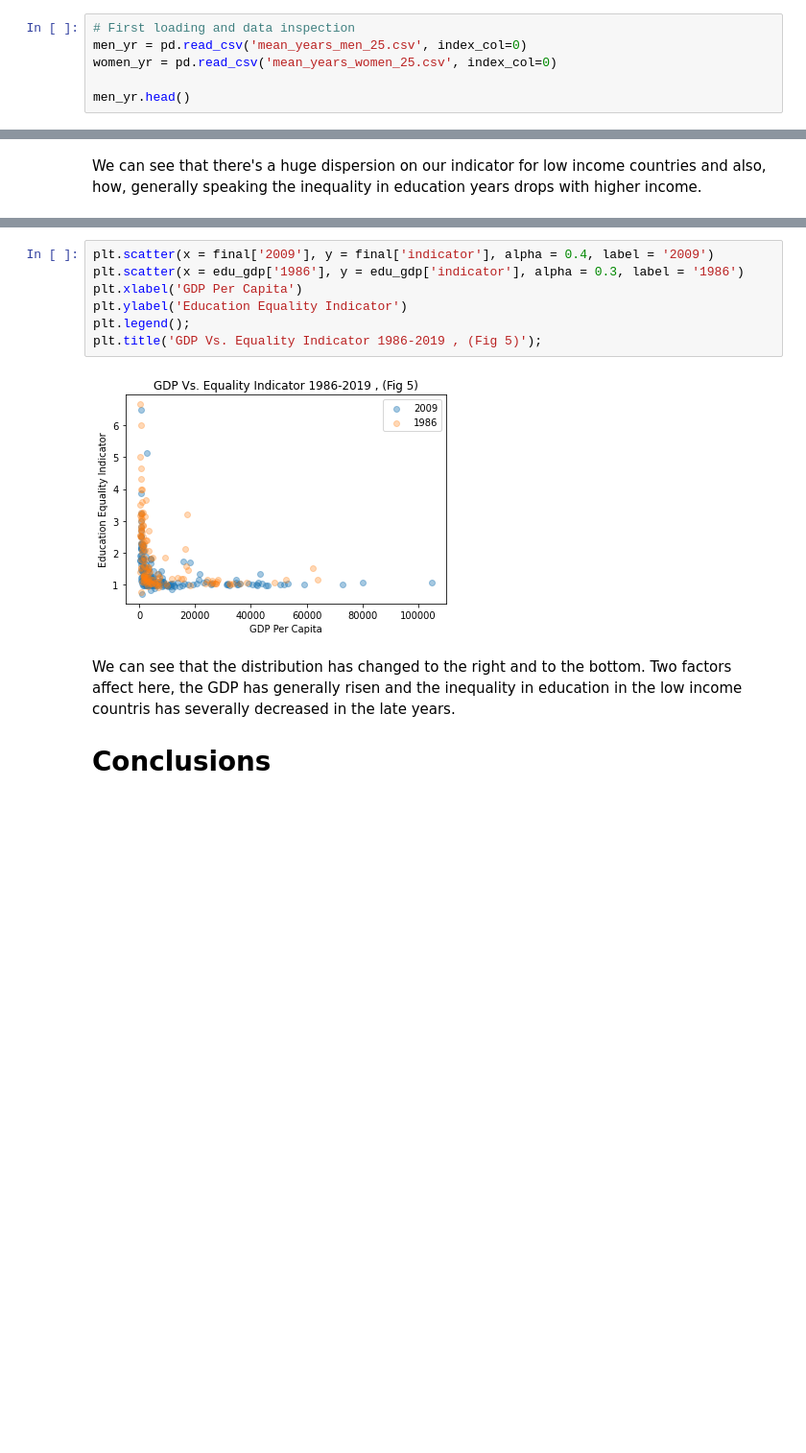
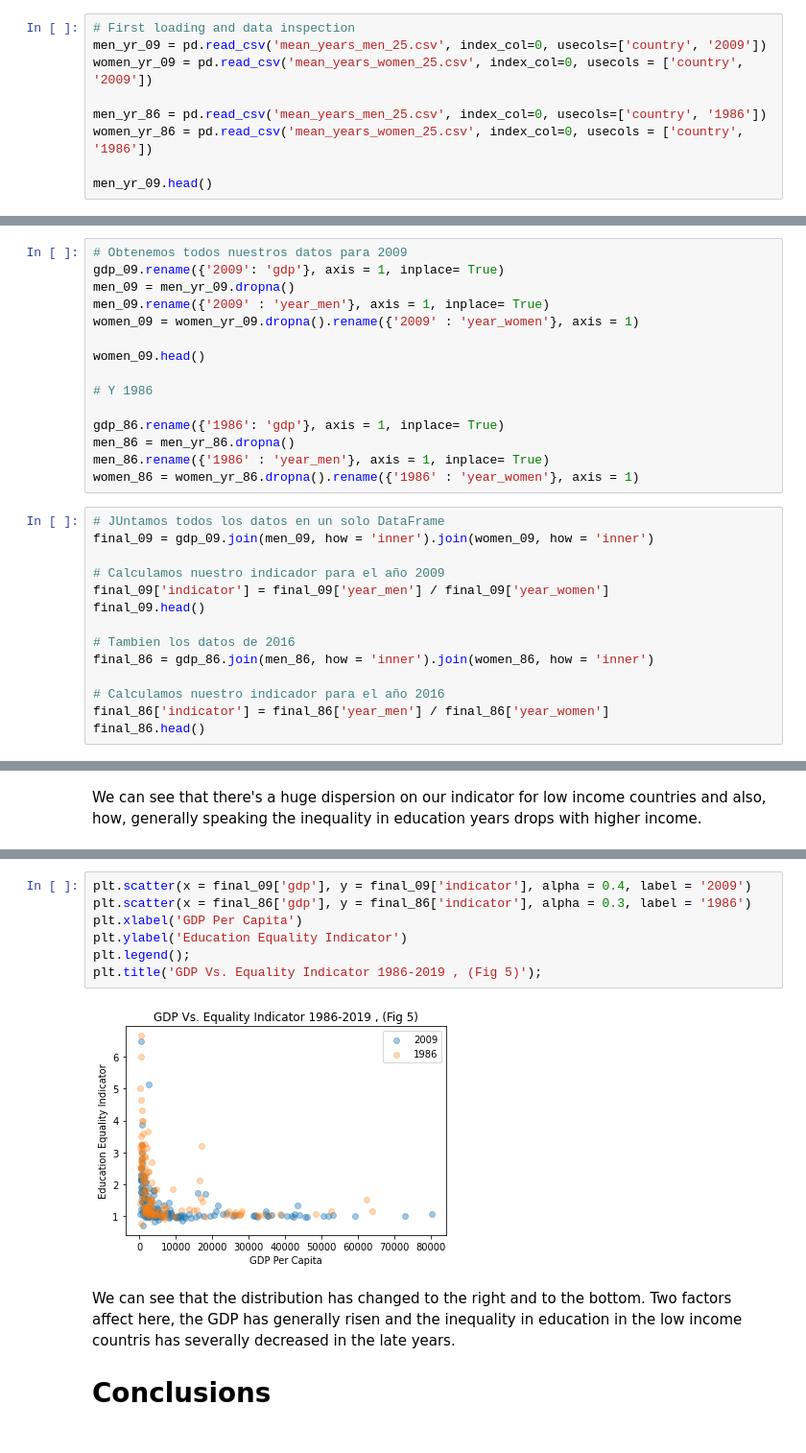
Before and after one commit to DiegoMerino28/gapminder_project, a Jupyter notebook: gapminder_data.ipynb, the cells around one changed output, grey strips where cells are left out. Shown: that part at 96% size. Cells and saved outputs as stored; diff of their text form; blank space fills up the shorter version.

```diff
--- a/gapminder_data.ipynb
+++ b/gapminder_data.ipynb
@@ -102,8 +93,11 @@ gdp = gdp_86.join(gdp_16, how='inner')
 ### Mean years in School (Men VS. Women)
 # %%
 # First loading and data inspection
-men_yr = pd.read_csv('mean_years_men_25.csv', index_col=0)
-women_yr = pd.read_csv('mean_years_women_25.csv', index_col=0)
+men_yr_09 = pd.read_csv('mean_years_men_25.csv', index_col=0, usecols=['country', '2009'])
+women_yr_09 = pd.read_csv('mean_years_women_25.csv', index_col=0, usecols = ['country', '2009'])
 
-men_yr.head()
+men_yr_86 = pd.read_csv('mean_years_men_25.csv', index_col=0, usecols=['country', '1986'])
+women_yr_86 = pd.read_csv('mean_years_women_25.csv', index_col=0, usecols = ['country', '1986'])
+
+men_yr_09.head()
 # %% [output]
@@ -160,0 +128,29 @@ final.head()
+# %%
+# Obtenemos todos nuestros datos para 2009
+gdp_09.rename({'2009': 'gdp'}, axis = 1, inplace= True)
+men_09 = men_yr_09.dropna()
+men_09.rename({'2009' : 'year_men'}, axis = 1, inplace= True)
+women_09 = women_yr_09.dropna().rename({'2009' : 'year_women'}, axis = 1)
+
+women_09.head()
+
+# Y 1986
+
+gdp_86.rename({'1986': 'gdp'}, axis = 1, inplace= True)
+men_86 = men_yr_86.dropna()
+men_86.rename({'1986' : 'year_men'}, axis = 1, inplace= True)
+women_86 = women_yr_86.dropna().rename({'1986' : 'year_women'}, axis = 1)
+# %%
+# JUntamos todos los datos en un solo DataFrame
+final_09 = gdp_09.join(men_09, how = 'inner').join(women_09, how = 'inner')
+
+# Calculamos nuestro indicador para el año 2009
+final_09['indicator'] = final_09['year_men'] / final_09['year_women']
+final_09.head()
+
+# Tambien los datos de 2016
+final_86 = gdp_86.join(men_86, how = 'inner').join(women_86, how = 'inner')
+
+# Calculamos nuestro indicador para el año 2016
+final_86['indicator'] = final_86['year_men'] / final_86['year_women']
+final_86.head()
@@ -257,12 +246,12 @@ We can see that there's a huge dispersion on our indicator for low income countr
 # %%
-plt.scatter(x = final['2009'], y = final['indicator'], alpha = 0.4, label = '2009')
-plt.scatter(x = edu_gdp['1986'], y = edu_gdp['indicator'], alpha = 0.3, label = '1986')
+plt.scatter(x = final_09['gdp'], y = final_09['indicator'], alpha = 0.4, label = '2009')
+plt.scatter(x = final_86['gdp'], y = final_86['indicator'], alpha = 0.3, label = '1986')
 plt.xlabel('GDP Per Capita')
 plt.ylabel('Education Equality Indicator')
 plt.legend();
 plt.title('GDP Vs. Equality Indicator 1986-2019 , (Fig 5)');
 # %% [output]
-[figure, old version]
+[figure, new version]
 # %% [markdown]
 We can see that the distribution has changed to the right and to the bottom. Two factors affect here, the GDP has generally risen and the inequality in education in the low income countris has severally decreased in the late years.
 
```
Also changed, not shown: parts of 17 cells of this notebook, 1 other file.
